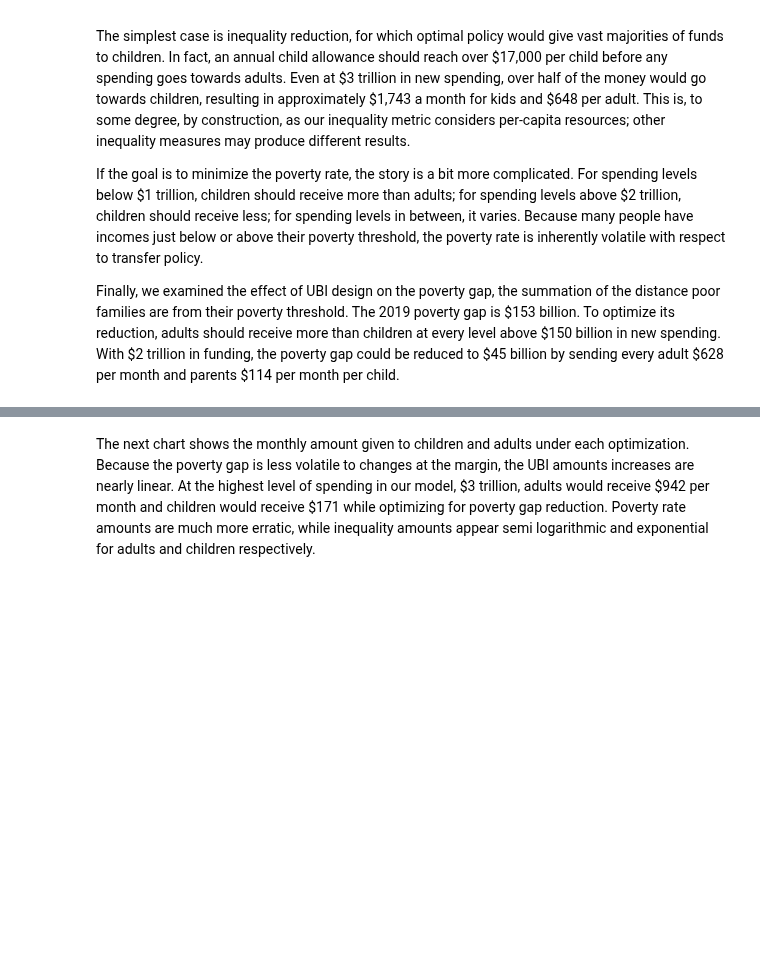
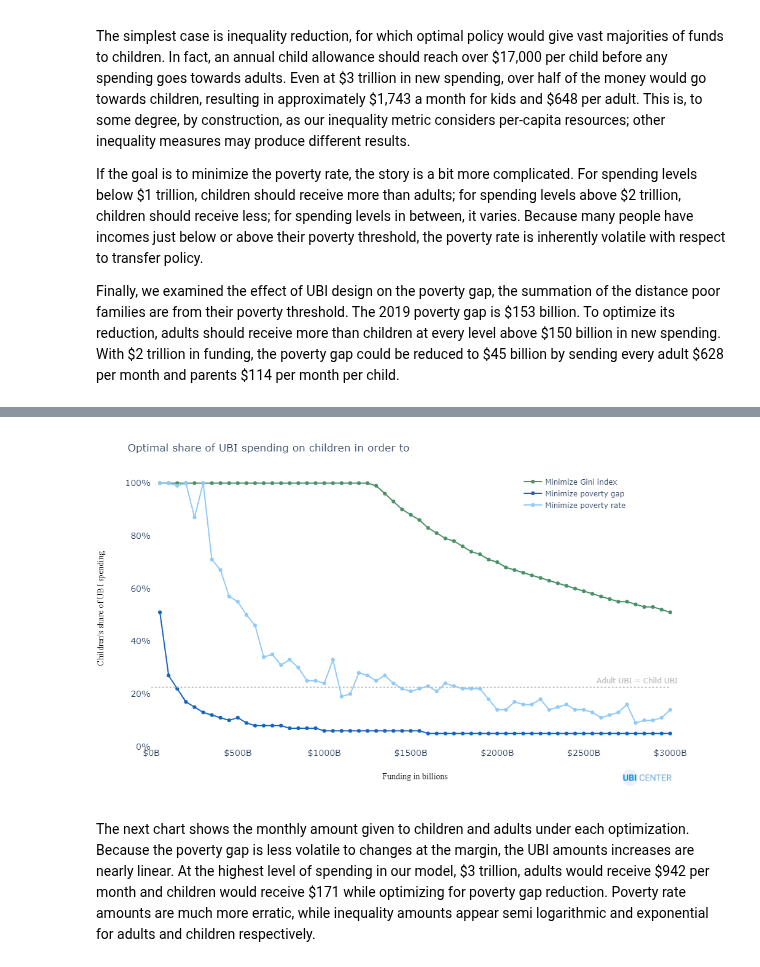
Before and after one commit to UBICenter/blog, a Jupyter notebook: jb/20210103/How_much_UBI_spending_should_go_to_children_Graphs.ipynb, the cells around one changed output, grey strips where cells are left out. Cells and saved outputs as stored; diff of their text form; code cells hidden in the pictures; blank space fills up the shorter version.

```diff
--- a/jb/20210103/How_much_UBI_spending_should_go_to_children_Graphs.ipynb
+++ b/jb/20210103/How_much_UBI_spending_should_go_to_children_Graphs.ipynb
@@ -218,7 +217,7 @@ fig.add_trace(
           x=optimal_inequality['funding_billions'],
           y=optimal_inequality['child_percent_funding'],
           mode="markers+lines",
-          name="Minimize gini index",
+          name="Minimize Gini index",
           # assign numpy array with child & adult ubi to customdata argument
           customdata = np.stack(
           (optimal_inequality['monthly_child_ubi'],
@@ -318,7 +317,7 @@ fig.update_xaxes(
         range=[0,3050])
 
 fig.update_yaxes(
-        title_text = "Children\'s Share of UBI Spending",
+        title_text = "Children\'s share of UBI spending",
         ticksuffix ="%",
         tickfont = {'size':14},
         title_standoff = 25,
@@ -335,7 +334,8 @@ fig.update_layout(legend=dict(
     yanchor="top",
     y=0.99,
     xanchor="left",
-    x=0.7
+    x=0.7,
+
 ))
 
 fig.update_layout(plot_bgcolor='white', height=600, width=1000, hovermode="x")
@@ -363,3 +362,4 @@ fig.show(config=CONFIG)
+[figure, added]
 # %% [markdown]
 The next chart shows the monthly amount given to children and adults under each optimization.  Because the poverty gap is less volatile to changes at the margin, the UBI amounts increases are nearly linear. At the highest level of spending in our model, \$3 trillion, adults would receive \$942 per month and children would receive \$171 while optimizing for poverty gap reduction. Poverty rate amounts are much more erratic, while inequality amounts appear semi logarithmic and exponential for adults and children respectively.
 # %%
```
Also changed, not shown: parts of 4 cells of this notebook, 3 other files.
